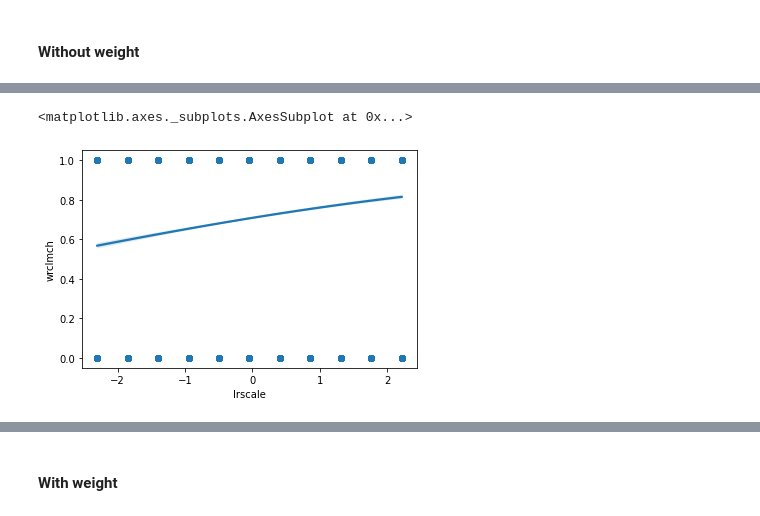
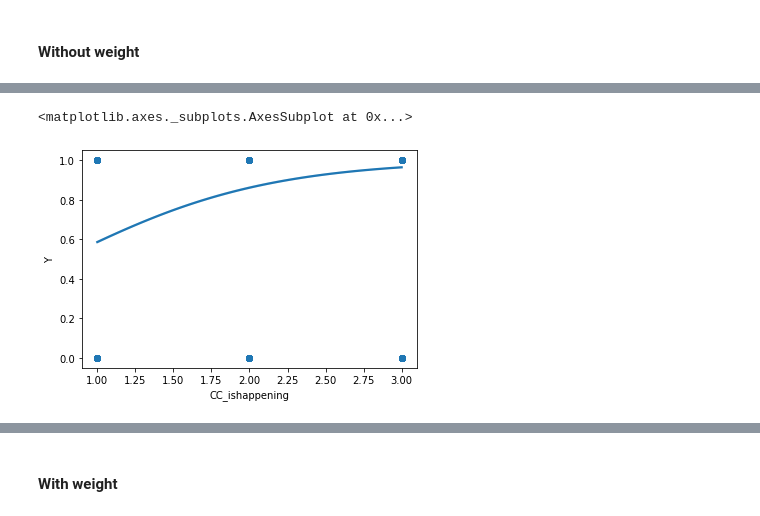
Before and after one commit to Sottix99/European-Social-Survey-Analysis, a Jupyter notebook: ESS8Dataset.ipynb, the cells around one changed output, grey strips where cells are left out. Cells and saved outputs as stored; diff of their text form; code cells hidden in the pictures.

```diff
--- a/ESS8Dataset.ipynb
+++ b/ESS8Dataset.ipynb
@@ -503,3 +490,5 @@ d
+# %%
+d.dropna(inplace=True)
 # %% [markdown]
 # Exploratory Data Analysis
 # %%
@@ -553,5 +568,3 @@ W=d.anweight
-# %%
-d.drop('anweight', inplace=True, axis=1)
 # %%
 train = d.sample(frac=0.8, random_state=25)
 test = d.drop(train.index)
@@ -604,5 +622,5 @@ ccgdbd                0.4398      0.018     25.050      0.000       0.405
 # %%
-sns.regplot(x='lrscale', y='wrclmch', data=d, logistic=True)
+sns.regplot(x='CC_ishappening', y='Y', data=d, logistic=True)
 # %% [output]
 <matplotlib.axes._subplots.AxesSubplot at 0x...>
-[figure, old version]
+[figure, new version]
```
Also changed, not shown: parts of 47 cells of this notebook.
